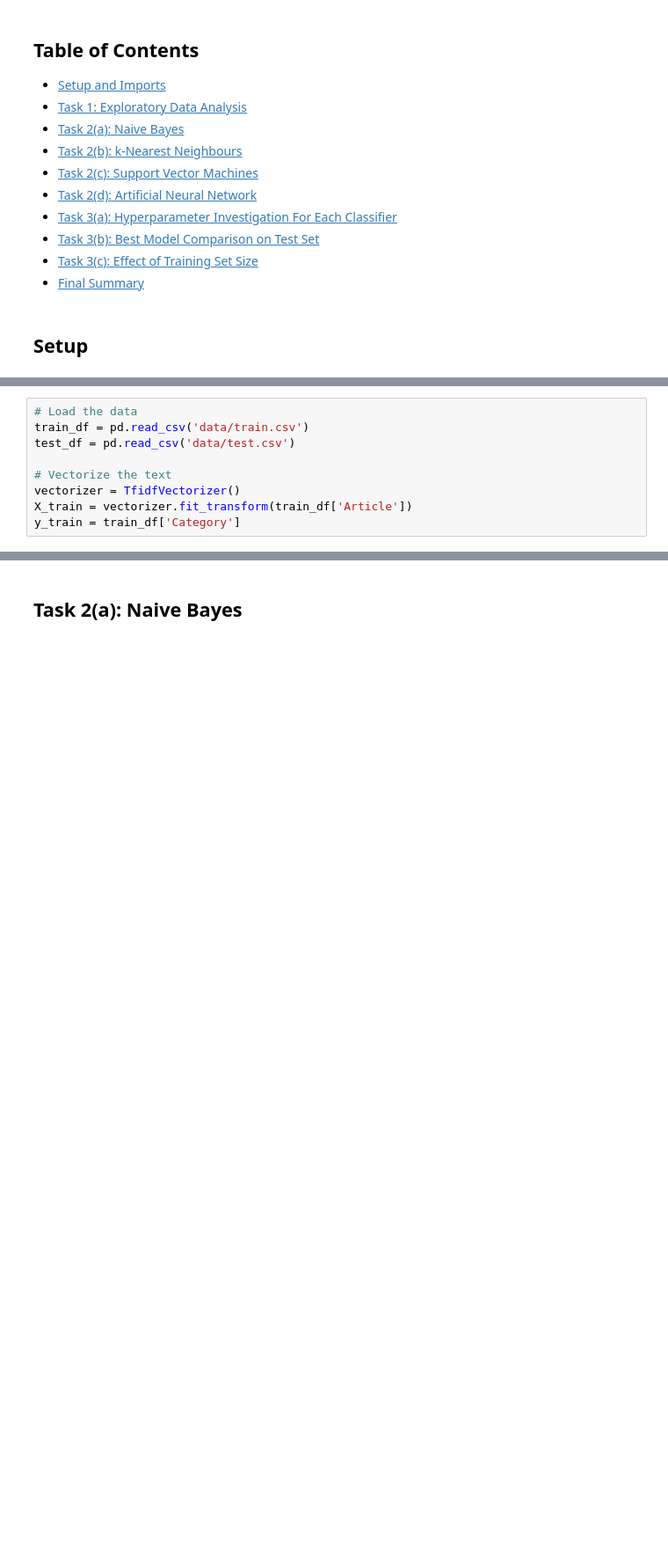
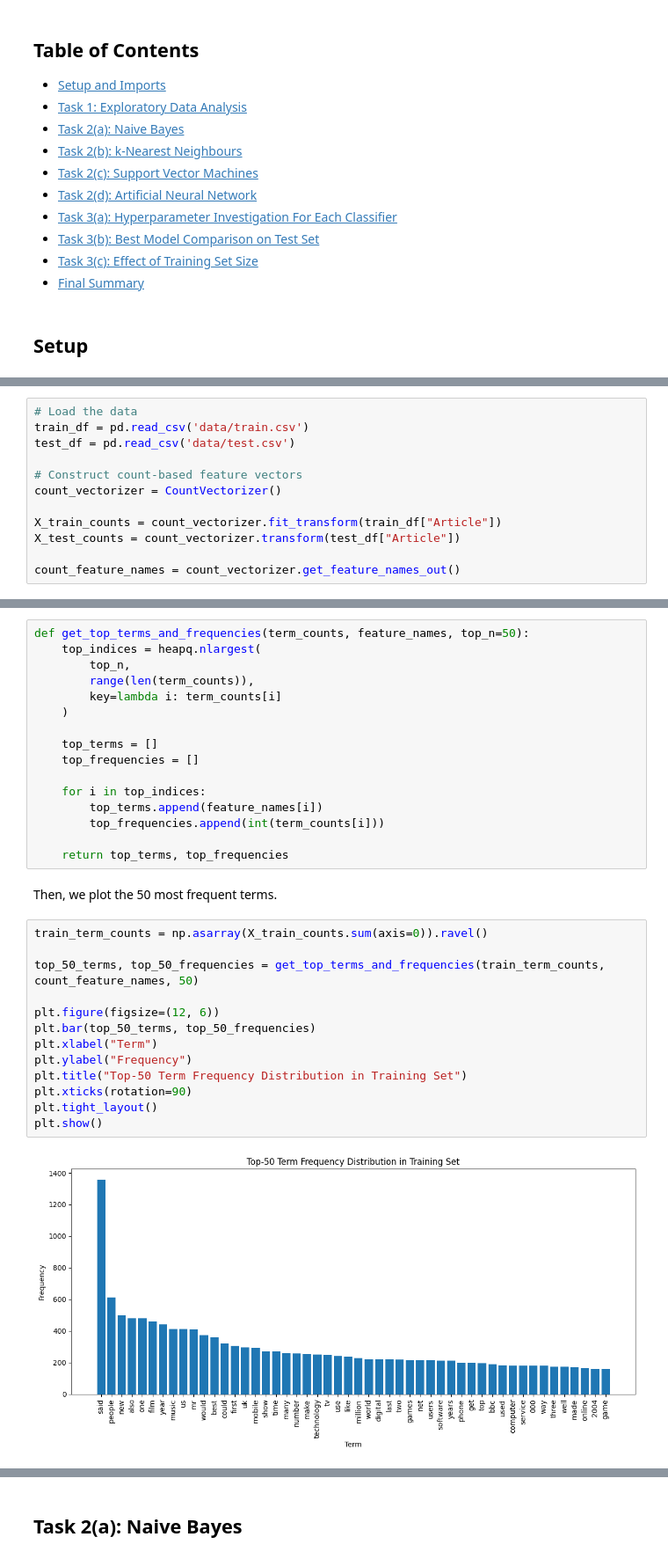
Before and after one commit to WilliamTayNZ/cs361-assignment-3, a Jupyter notebook: A3_Group_27.ipynb, the cells around one changed output, grey strips where cells are left out. Shown at 88% size. Saved outputs shown, nothing was run; the diff lists cells and outputs as text; blank space fills up the shorter version.

```diff
--- a/A3_Group_27.ipynb
+++ b/A3_Group_27.ipynb
@@ -55,7 +52,10 @@ briefly.
 train_df = pd.read_csv('data/train.csv')
 test_df = pd.read_csv('data/test.csv')
 
-# Vectorize the text
-vectorizer = TfidfVectorizer()
-X_train = vectorizer.fit_transform(train_df['Article'])
-y_train = train_df['Category']
+# Construct count-based feature vectors
+count_vectorizer = CountVectorizer()
+
+X_train_counts = count_vectorizer.fit_transform(train_df["Article"])
+X_test_counts = count_vectorizer.transform(test_df["Article"])
+
+count_feature_names = count_vectorizer.get_feature_names_out()
@@ -61,0 +118,33 @@ y_train = train_df['Category']
+# %%
+def get_top_terms_and_frequencies(term_counts, feature_names, top_n=50):
+    top_indices = heapq.nlargest(
+        top_n,
+        range(len(term_counts)),
+        key=lambda i: term_counts[i]
+    )
+
+    top_terms = []
+    top_frequencies = []
+
+    for i in top_indices:
+        top_terms.append(feature_names[i])
+        top_frequencies.append(int(term_counts[i]))
+
+    return top_terms, top_frequencies
+# %% [markdown]
+Then, we plot the 50 most frequent terms.
+# %%
+train_term_counts = np.asarray(X_train_counts.sum(axis=0)).ravel()
+
+top_50_terms, top_50_frequencies = get_top_terms_and_frequencies(train_term_counts, count_feature_names, 50)
+
+plt.figure(figsize=(12, 6))
+plt.bar(top_50_terms, top_50_frequencies)
+plt.xlabel("Term")
+plt.ylabel("Frequency")
+plt.title("Top-50 Term Frequency Distribution in Training Set")
+plt.xticks(rotation=90)
+plt.tight_layout()
+plt.show()
+# %% [output]
+[figure, added]
```
Also changed, not shown: parts of 13 cells of this notebook.
